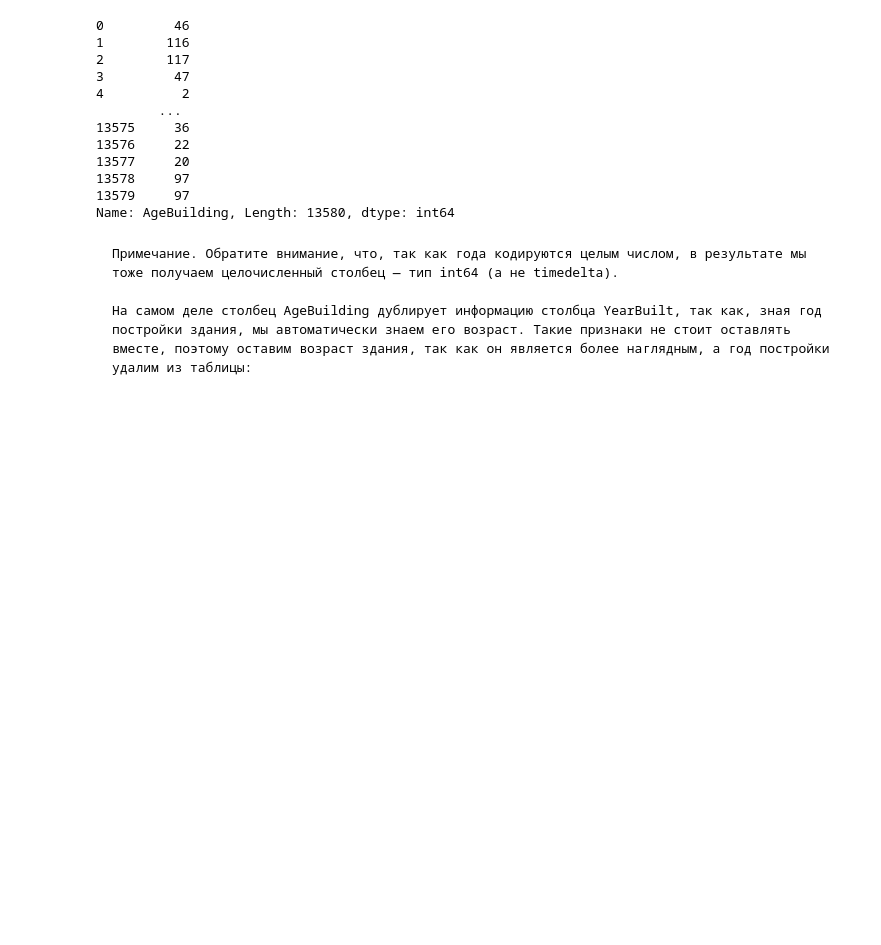
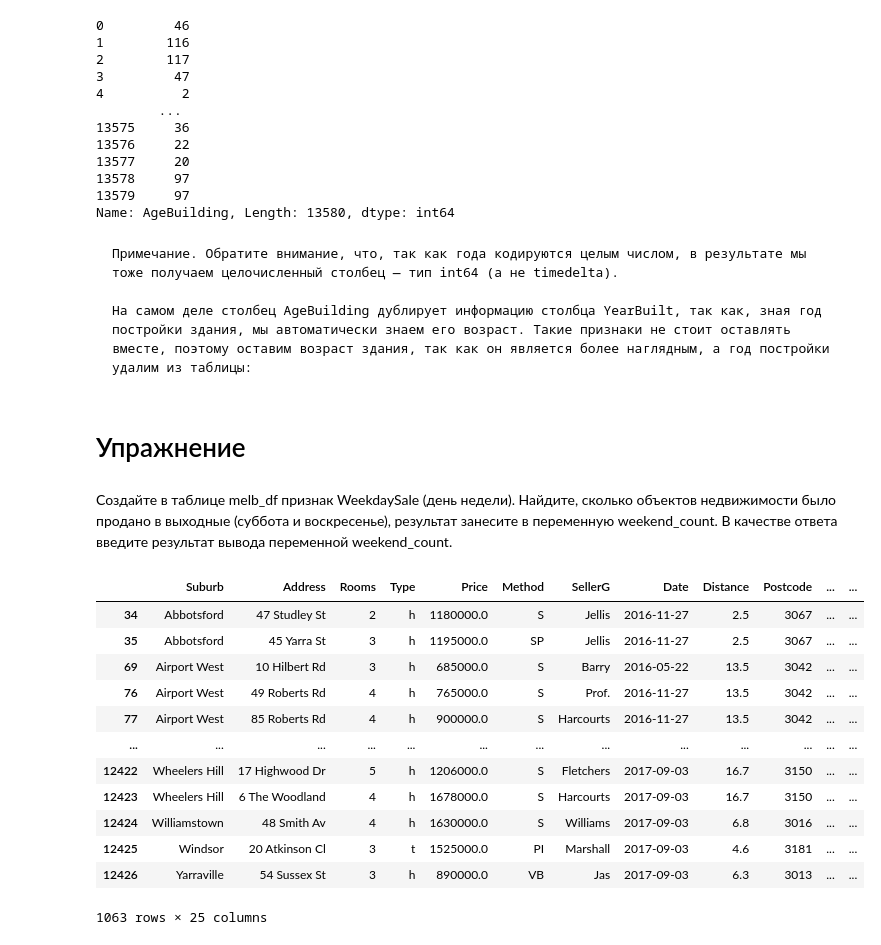
Before and after one commit to Dharmaviira/First_project_of_SF, a Jupyter notebook: Learning-DS-SF/PYTHON-11/Python_11.ipynb, the cells around one changed output. Cells and saved outputs as stored; diff of their text form; code cells hidden in the pictures; blank space fills up the shorter version.

```diff
--- a/Learning-DS-SF/PYTHON-11/Python_11.ipynb
+++ b/Learning-DS-SF/PYTHON-11/Python_11.ipynb
@@ -407,3 +407,24 @@ Name: AgeBuilding, Length: 13580, dtype: int64
     На самом деле столбец AgeBuilding дублирует информацию столбца YearBuilt, так как, зная год постройки здания, мы автоматически знаем его возраст. Такие признаки не стоит оставлять вместе, поэтому оставим возраст здания, так как он является более наглядным, а год постройки удалим из таблицы:
 # %%
 melb_df = melb_df.drop('YearBuilt', axis=1)
+# %% [markdown]
+# Упражнение
+# %% [markdown]
+Создайте в таблице melb_df признак WeekdaySale (день недели). Найдите, сколько объектов недвижимости было продано в выходные (суббота и воскресенье), результат занесите в переменную weekend_count. В качестве ответа введите результат вывода переменной weekend_count.
+# %%
+melb_df['WeekdaySale'] = melb_df['Date'].dt.dayofweek
+melb_df[melb_df['WeekdaySale'] == 6]
+# %% [output]
+|  | Suburb | Address | Rooms | Type | Price | Method | SellerG | Date | Distance | Postcode | ... | ... |
+| 34 | Abbotsford | 47 Studley St | 2 | h | 1180000.0 | S | Jellis | 2016-11-27 | 2.5 | 3067 | ... | ... |
+| 35 | Abbotsford | 45 Yarra St | 3 | h | 1195000.0 | SP | Jellis | 2016-11-27 | 2.5 | 3067 | ... | ... |
+| 69 | Airport West | 10 Hilbert Rd | 3 | h | 685000.0 | S | Barry | 2016-05-22 | 13.5 | 3042 | ... | ... |
+| 76 | Airport West | 49 Roberts Rd | 4 | h | 765000.0 | S | Prof. | 2016-11-27 | 13.5 | 3042 | ... | ... |
+| 77 | Airport West | 85 Roberts Rd | 4 | h | 900000.0 | S | Harcourts | 2016-11-27 | 13.5 | 3042 | ... | ... |
+| ... | ... | ... | ... | ... | ... | ... | ... | ... | ... | ... | ... | ... |
+| 12422 | Wheelers Hill | 17 Highwood Dr | 5 | h | 1206000.0 | S | Fletchers | 2017-09-03 | 16.7 | 3150 | ... | ... |
+| 12423 | Wheelers Hill | 6 The Woodland | 4 | h | 1678000.0 | S | Harcourts | 2017-09-03 | 16.7 | 3150 | ... | ... |
+| 12424 | Williamstown | 48 Smith Av | 4 | h | 1630000.0 | S | Williams | 2017-09-03 | 6.8 | 3016 | ... | ... |
+| 12425 | Windsor | 20 Atkinson Cl | 3 | t | 1525000.0 | PI | Marshall | 2017-09-03 | 4.6 | 3181 | ... | ... |
+| 12426 | Yarraville | 54 Sussex St | 3 | h | 890000.0 | VB | Jas | 2017-09-03 | 6.3 | 3013 | ... | ... |
+1063 rows × 25 columns
```
Also changed, not shown: parts of 1 cell of this notebook, 1 other file.
